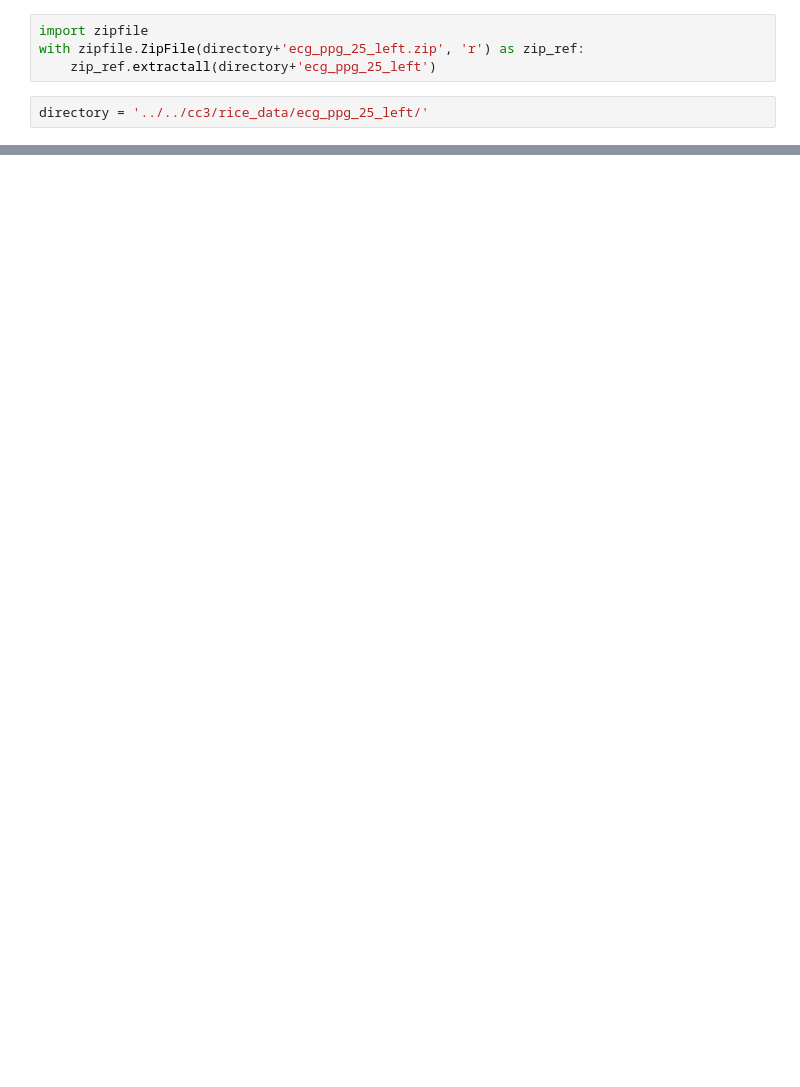
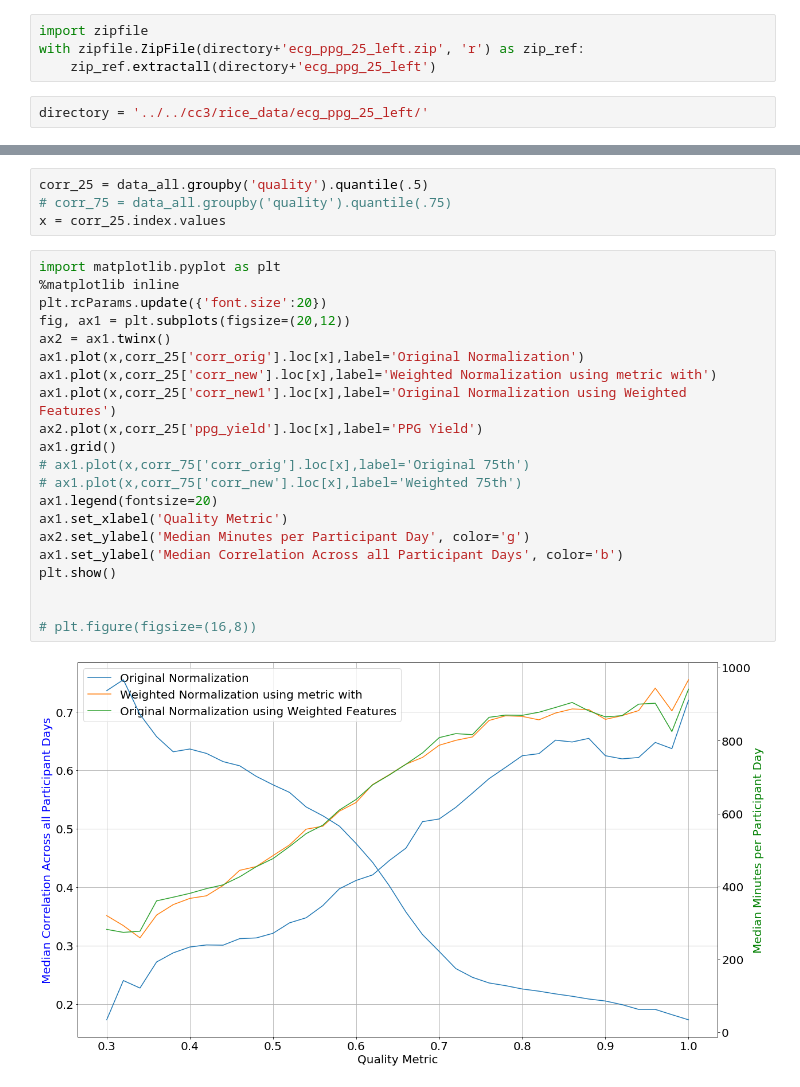
Before and after one commit to aungkonazim/RR-ECG-PPG, a Jupyter notebook: stress_exp/main_read_all_data.ipynb, the cells around one changed output, grey strips where cells are left out. Drawn from its saved outputs; the diff is of its cells as text; blank space fills up the shorter version.

```diff
--- a/stress_exp/main_read_all_data.ipynb
+++ b/stress_exp/main_read_all_data.ipynb
@@ -174,3 +230,30 @@ array([23., 29., 32., 33., 34., 35., 36., 37., 38., 39., 40., 41., 42.,
+# %%
+corr_25 = data_all.groupby('quality').quantile(.5)
+# corr_75 = data_all.groupby('quality').quantile(.75)
+x = corr_25.index.values
+# %%
+import matplotlib.pyplot as plt
+%matplotlib inline
+plt.rcParams.update({'font.size':20})
+fig, ax1 = plt.subplots(figsize=(20,12))
+ax2 = ax1.twinx()
+ax1.plot(x,corr_25['corr_orig'].loc[x],label='Original Normalization')
+ax1.plot(x,corr_25['corr_new'].loc[x],label='Weighted Normalization using metric with')
+ax1.plot(x,corr_25['corr_new1'].loc[x],label='Original Normalization using Weighted Features')
+ax2.plot(x,corr_25['ppg_yield'].loc[x],label='PPG Yield')
+ax1.grid()
+# ax1.plot(x,corr_75['corr_orig'].loc[x],label='Original 75th')
+# ax1.plot(x,corr_75['corr_new'].loc[x],label='Weighted 75th')
+ax1.legend(fontsize=20)
+ax1.set_xlabel('Quality Metric')
+ax2.set_ylabel('Median Minutes per Participant Day', color='g')
+ax1.set_ylabel('Median Correlation Across all Participant Days', color='b')
+plt.show()
+
+
+# plt.figure(figsize=(16,8))
+# %% [output]
+[figure, added]
 # %%
 import matplotlib.pyplot as plt
 %matplotlib inline
```
Also changed, not shown: parts of 8 cells of this notebook, 4 other files.
